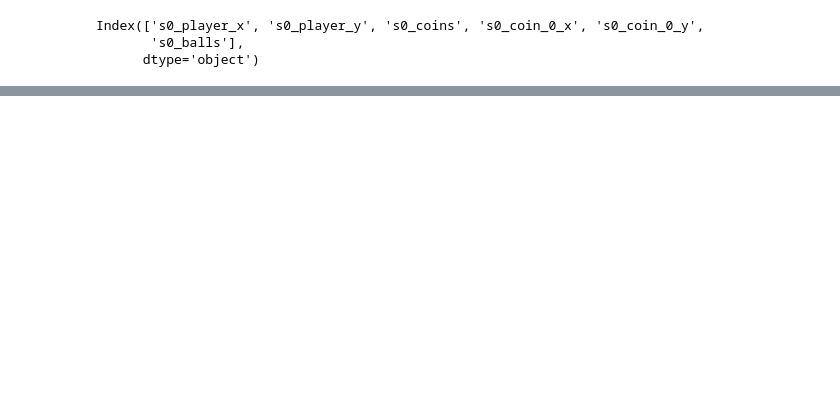
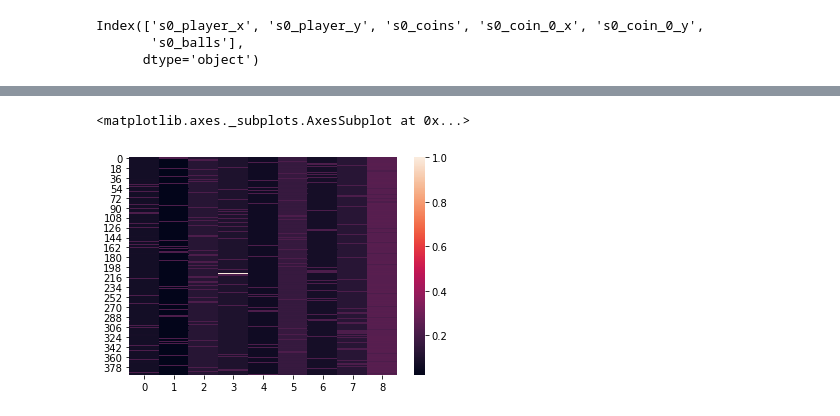
Before and after one commit to mallibus/Arcade, a Jupyter notebook: Behavior analysis.ipynb, the cells around one changed output, grey strips where cells are left out. Cells and saved outputs as stored; diff of their text form; code cells hidden in the pictures; blank space fills up the shorter version.

```diff
--- a/Behavior analysis.ipynb
+++ b/Behavior analysis.ipynb
@@ -154,0 +190,3 @@ status = df.loc[loc1][df.columns[1:7]].values
+# %%
+df_target = pd.read_csv('00target.txt',header=None)
+df_target.head()
@@ -154,0 +200,8 @@ status = df.loc[loc1][df.columns[1:7]].values
+# %%
+for n in range(len(df_target)):
+    df_target.iloc[n,random.randrange(8)]=0.999
+# %%
+sns.heatmap(df_target)
+# %% [output]
+<matplotlib.axes._subplots.AxesSubplot at 0x...>
+[figure, added]
```
Also changed, not shown: parts of 40 cells of this notebook, 2 other files.
